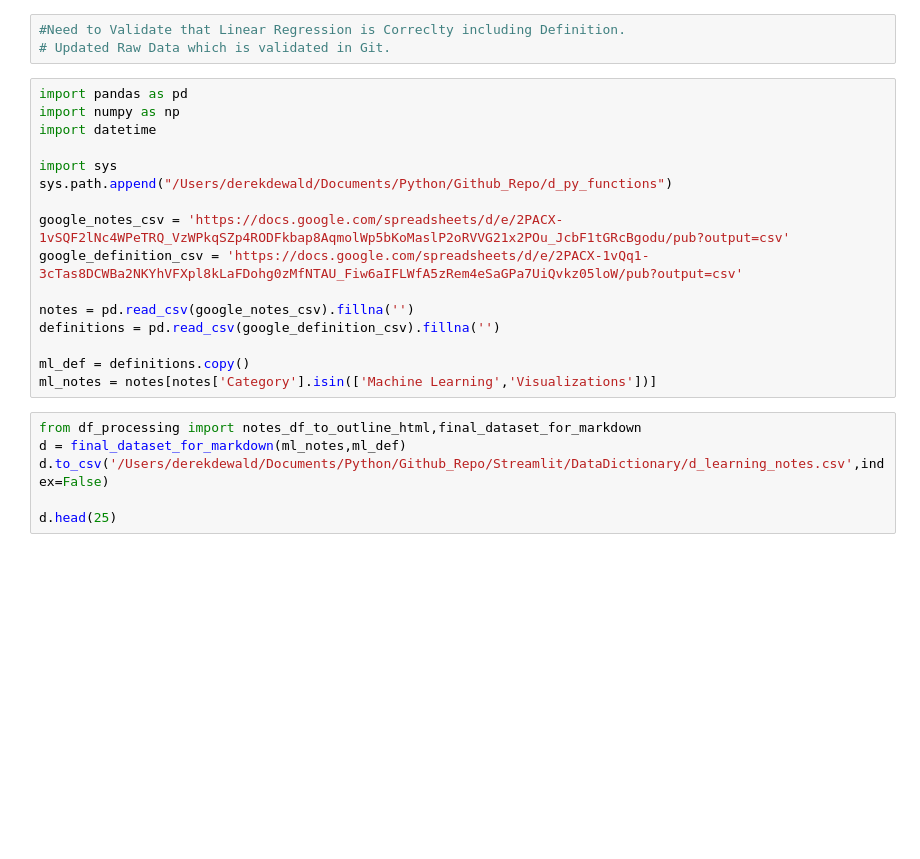
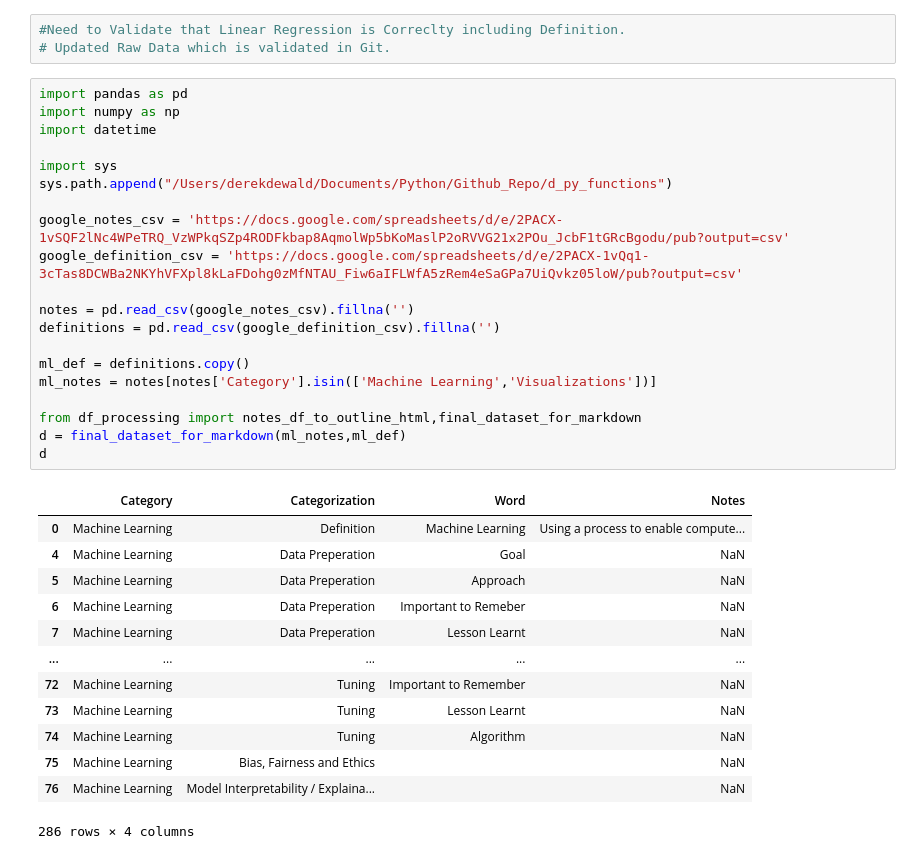
Before and after one commit to derek-dewald/Python_Tools, a Jupyter notebook: JupyterNotebooks/Daily WorkBook.ipynb, the cells around one changed output. Drawn from its saved outputs; the diff is of its cells as text; blank space fills up the shorter version.

```diff
--- a/JupyterNotebooks/Daily WorkBook.ipynb
+++ b/JupyterNotebooks/Daily WorkBook.ipynb
@@ -4,22 +4,34 @@
 # %%
 import pandas as pd
 import numpy as np
 import datetime
 
 import sys
 sys.path.append("/Users/derekdewald/Documents/Python/Github_Repo/d_py_functions")
 
 google_notes_csv = 'https://docs.google.com/spreadsheets/d/e/2PACX-1vSQF2lNc4WPeTRQ_VzWPkqSZp4RODFkbap8AqmolWp5bKoMaslP2oRVVG21x2POu_JcbF1tGRcBgodu/pub?output=csv'
 google_definition_csv = 'https://docs.google.com/spreadsheets/d/e/2PACX-1vQq1-3cTas8DCWBa2NKYhVFXpl8kLaFDohg0zMfNTAU_Fiw6aIFLWfA5zRem4eSaGPa7UiQvkz05loW/pub?output=csv'
 
 notes = pd.read_csv(google_notes_csv).fillna('')
 definitions = pd.read_csv(google_definition_csv).fillna('')
 
 ml_def = definitions.copy()
 ml_notes = notes[notes['Category'].isin(['Machine Learning','Visualizations'])]
+
+from df_processing import notes_df_to_outline_html,final_dataset_for_markdown
+d = final_dataset_for_markdown(ml_notes,ml_def)
+d
+# %% [output]
+|  | Category | Categorization | Word | Notes |
+| 0 | Machine Learning | Definition | Machine Learning | Using a process to enable compute... |
+| 4 | Machine Learning | Data Preperation | Goal | NaN |
+| 5 | Machine Learning | Data Preperation | Approach | NaN |
+| 6 | Machine Learning | Data Preperation | Important to Remeber | NaN |
+| 7 | Machine Learning | Data Preperation | Lesson Learnt | NaN |
+| ... | ... | ... | ... | ... |
+| 72 | Machine Learning | Tuning | Important to Remember | NaN |
+| 73 | Machine Learning | Tuning | Lesson Learnt | NaN |
+| 74 | Machine Learning | Tuning | Algorithm | NaN |
+| 75 | Machine Learning | Bias, Fairness and Ethics |  | NaN |
+| 76 | Machine Learning | Model Interpretability / Explaina... |  | NaN |
+286 rows × 4 columns
-# %%
-from df_processing import notes_df_to_outline_html,final_dataset_for_markdown
-d = final_dataset_for_markdown(ml_notes,ml_def)
-d.to_csv('/Users/derekdewald/Documents/Python/Github_Repo/Streamlit/DataDictionary/d_learning_notes.csv',index=False)
-
-d.head(25)
```
Also changed, not shown: parts of 13 cells of this notebook, 2 other files.
